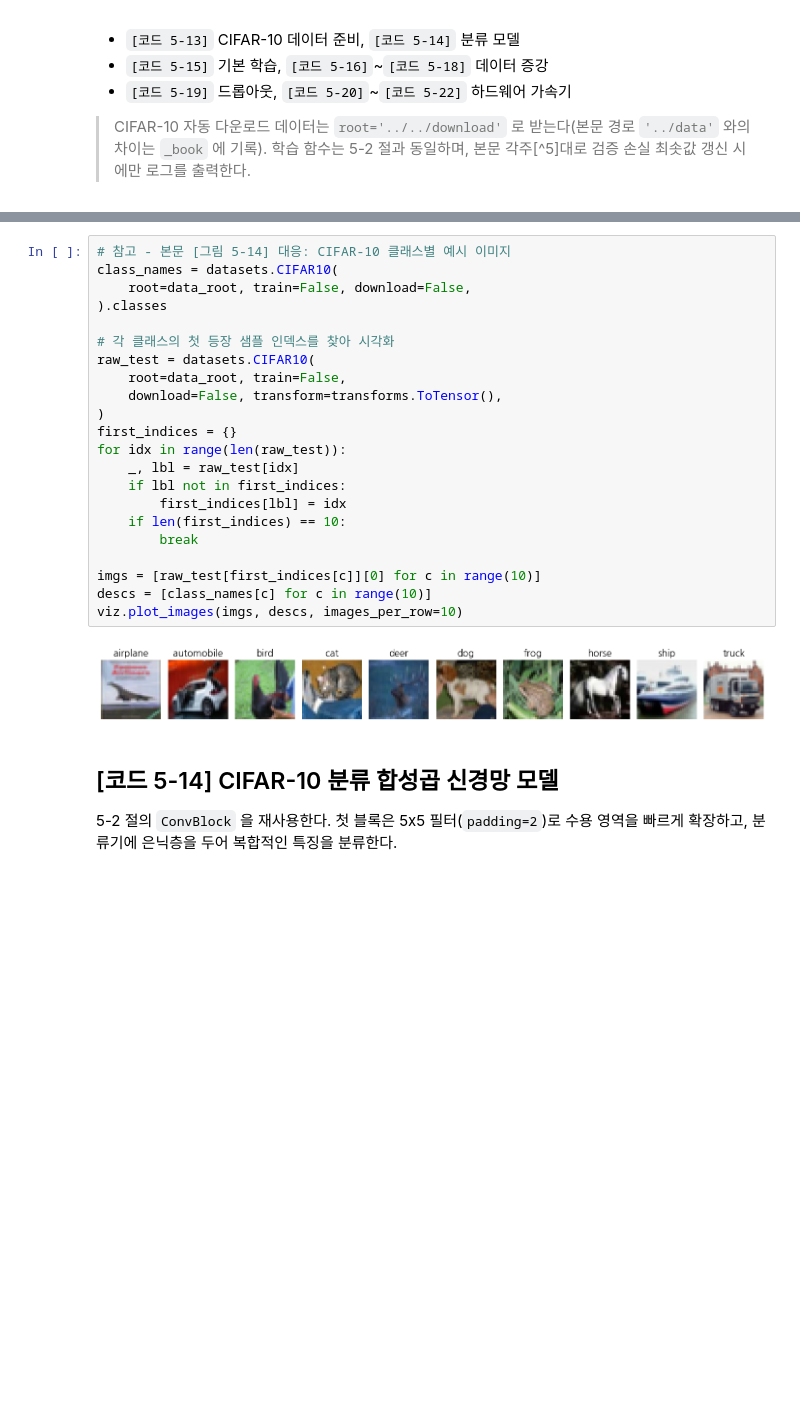
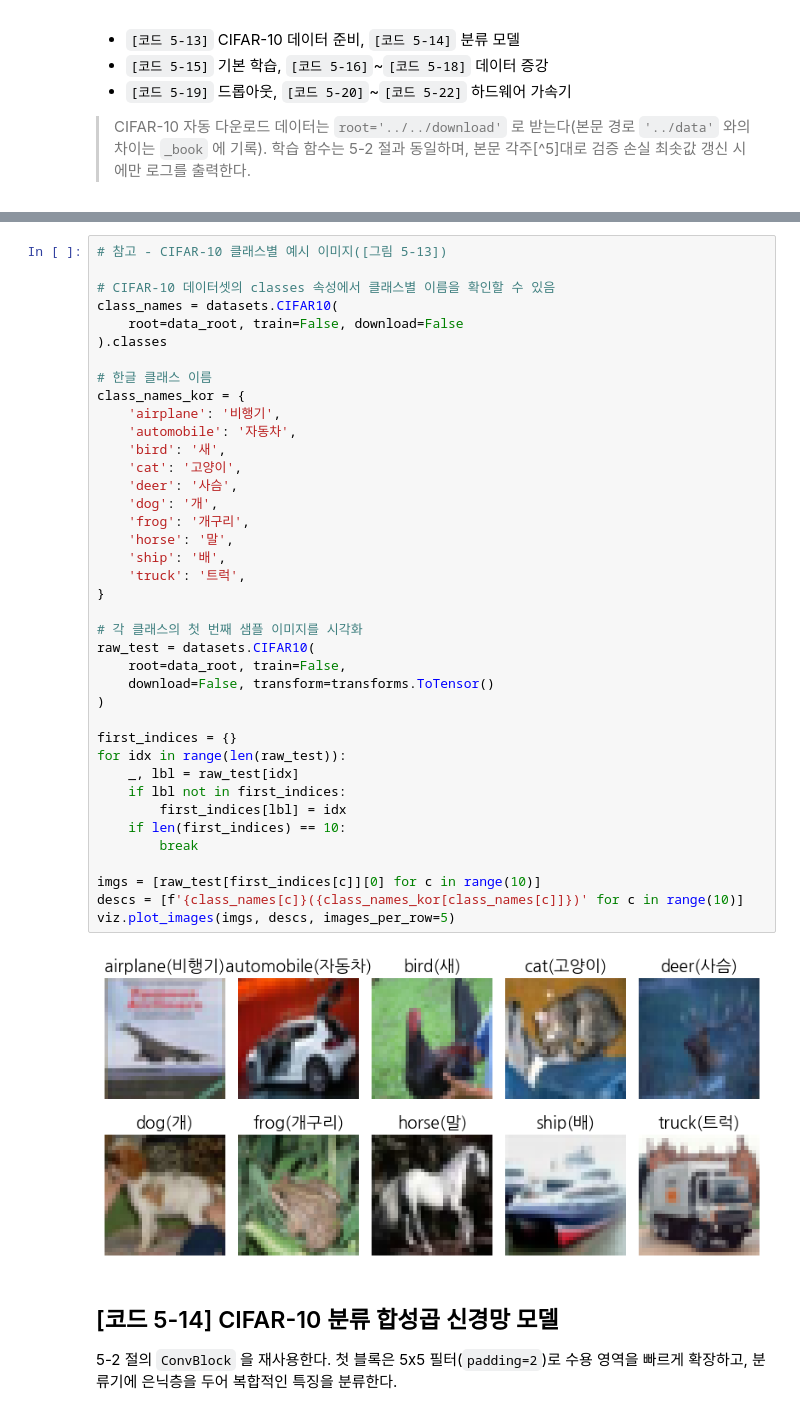
Before and after one commit to crapas/dl-pytorch, a Jupyter notebook: code_examples/ch05/05-03_example.ipynb, the cells around one changed output, grey strips where cells are left out. Cells and saved outputs as stored; diff of their text form; blank space fills up the shorter version.

```diff
--- a/code_examples/ch05/05-03_example.ipynb
+++ b/code_examples/ch05/05-03_example.ipynb
@@ -94,29 +101,46 @@ print(f'이미지 텐서 형태: {tuple(train_set[0][0].shape)}')   # (3, 32, 32
 평가 샘플 수: 10000
 이미지 텐서 형태: (3, 32, 32)
 # %%
-# 참고 - 본문 [그림 5-14] 대응: CIFAR-10 클래스별 예시 이미지
+# 참고 - CIFAR-10 클래스별 예시 이미지([그림 5-13])
+
+# CIFAR-10 데이터셋의 classes 속성에서 클래스별 이름을 확인할 수 있음
 class_names = datasets.CIFAR10(
-    root=data_root, train=False, download=False,
+    root=data_root, train=False, download=False
 ).classes
 
-# 각 클래스의 첫 등장 샘플 인덱스를 찾아 시각화
+# 한글 클래스 이름
+class_names_kor = {
+    'airplane': '비행기',
+    'automobile': '자동차',
+    'bird': '새',
+    'cat': '고양이',
+    'deer': '사슴',
+    'dog': '개',
+    'frog': '개구리',
+    'horse': '말',
+    'ship': '배',
+    'truck': '트럭',
+}
+
+# 각 클래스의 첫 번째 샘플 이미지를 시각화
 raw_test = datasets.CIFAR10(
     root=data_root, train=False,
-    download=False, transform=transforms.ToTensor(),
+    download=False, transform=transforms.ToTensor()
 )
+
 first_indices = {}
 for idx in range(len(raw_test)):
     _, lbl = raw_test[idx]
     if lbl not in first_indices:
         first_indices[lbl] = idx
     if len(first_indices) == 10:
         break
 
 imgs = [raw_test[first_indices[c]][0] for c in range(10)]
-descs = [class_names[c] for c in range(10)]
-viz.plot_images(imgs, descs, images_per_row=10)
+descs = [f'{class_names[c]}({class_names_kor[class_names[c]]})' for c in range(10)]
+viz.plot_images(imgs, descs, images_per_row=5)
 # %% [output]
-[figure, old version]
+[figure, new version]
 # %% [markdown]
 ## [코드 5-14] CIFAR-10 분류 합성곱 신경망 모델
 
```
Also changed, not shown: parts of 30 cells of this notebook, 31 other files.
